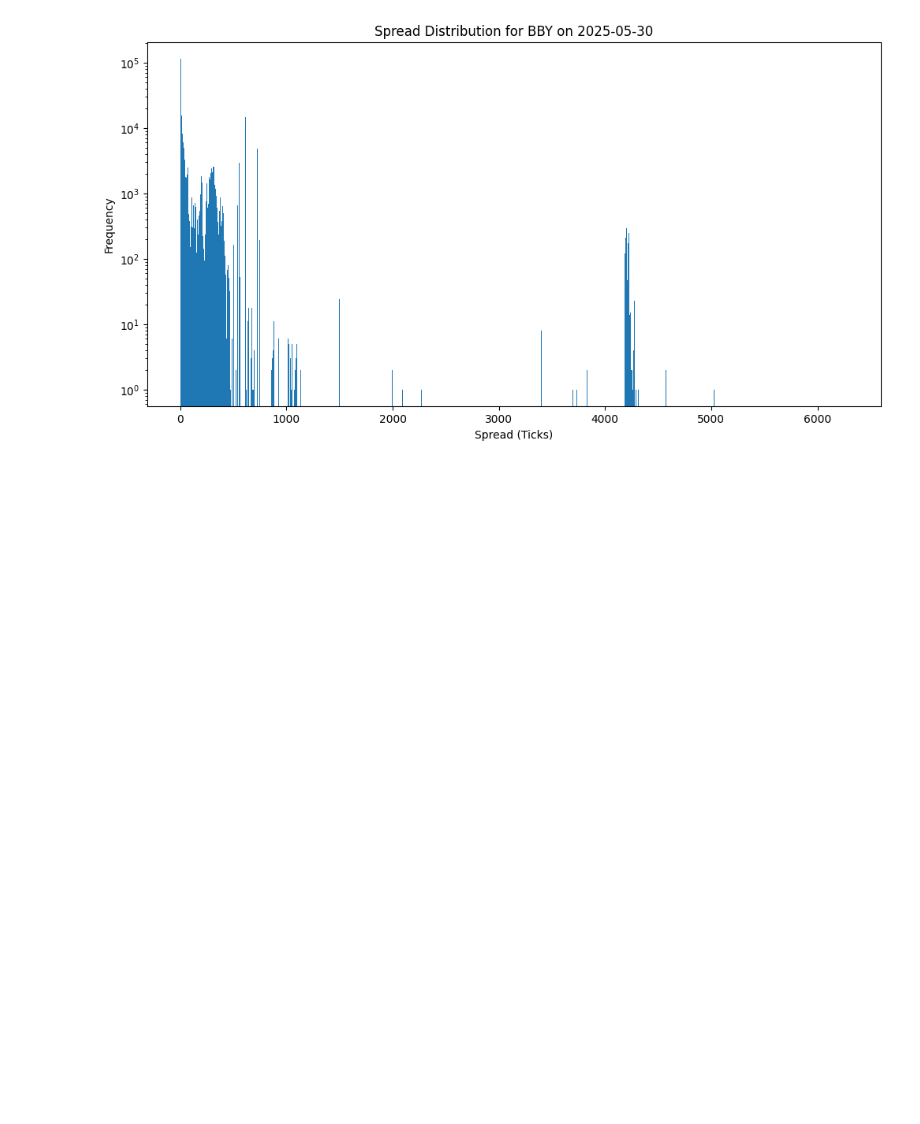
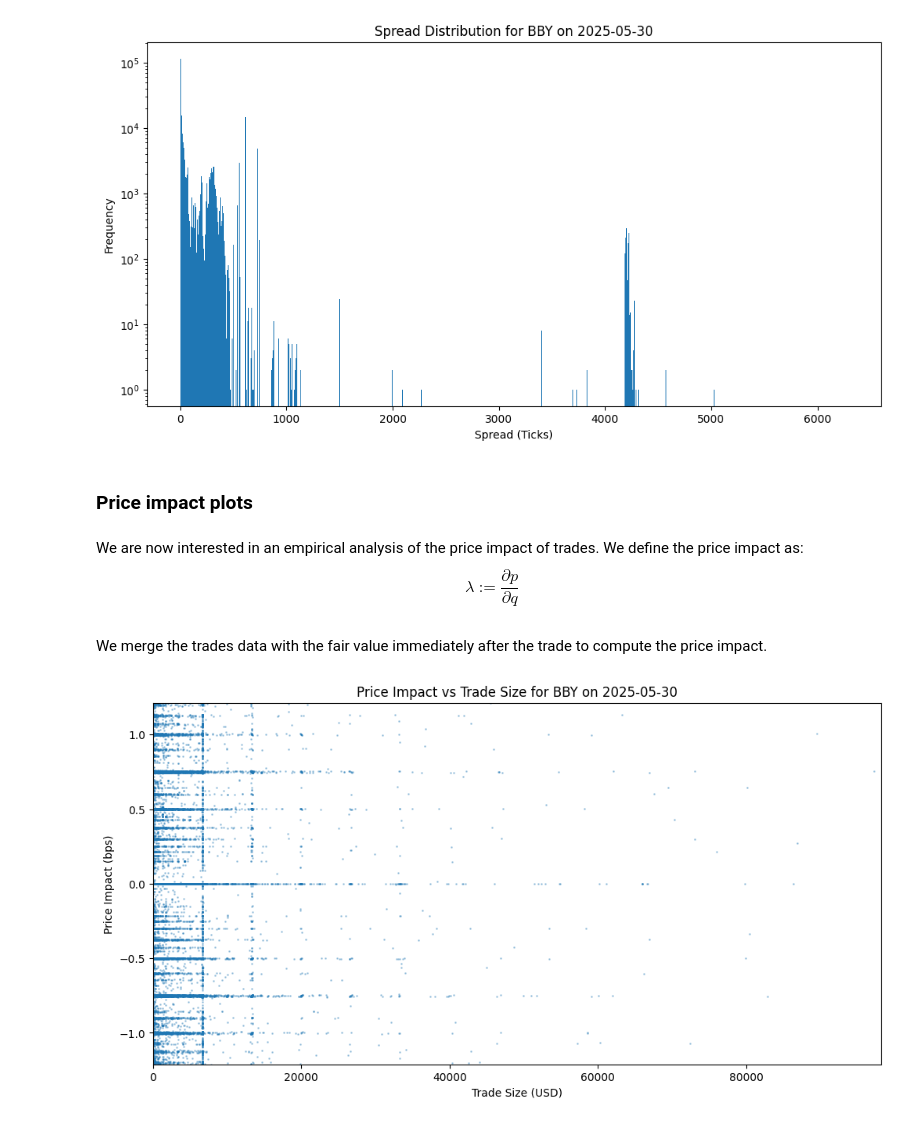
Before and after one commit to eghirardo/institutional-finance-project, a Jupyter notebook: code/plots.ipynb, the cells around one changed output. Cells and saved outputs as stored; diff of their text form; code cells hidden in the pictures; blank space fills up the shorter version.

Commit message:
start working on price impact analysis

```diff
--- a/code/plots.ipynb
+++ b/code/plots.ipynb
@@ -24,5 +24,5 @@ quotes_valid = quotes[valid_quotes_filter].copy()
 # %% [markdown]
 Compute fair value (size-weighted mid-price) and mid-price
 # %%
-quotes_valid['fair_value'] = (quotes_valid.bid * quotes_valid.asksiz + quotes_valid.ask * quotes_valid.bidsiz) / (quotes_valid.bidsiz + quotes_valid.asksiz)
-quotes_valid['mid_price'] = (quotes_valid.bid + quotes_valid.ask) / 2
+quotes_valid.loc[:, 'fair_value'] = (quotes_valid.bid * quotes_valid.asksiz + quotes_valid.ask * quotes_valid.bidsiz) / (quotes_valid.bidsiz + quotes_valid.asksiz)
+quotes_valid.loc[:, 'mid_price'] = (quotes_valid.bid + quotes_valid.ask) / 2
@@ -126,7 +96,7 @@ plt.show()
 # %% [markdown]
 We compute the spread as the difference between ask and bid prices.
 # %%
-quotes_valid['spread'] = quotes_valid.ask - quotes_valid.bid
+quotes_valid.loc[:, 'spread'] = quotes_valid.ask - quotes_valid.bid
 # calculate rolling mean of spread
 n = 15
-quotes_valid['spread_ma'] = quotes_valid['spread'].rolling(f'{n}min').mean()
+quotes_valid.loc[:, 'spread_ma'] = quotes_valid['spread'].rolling(f'{n}min').mean()
@@ -157,5 +106,5 @@ We infer the tick size by taking the minimum price difference observed in the qu
 prices = sorted(set(quotes.bid) | set(quotes.ask))
 tick_size = min(np.diff(prices)) if len(prices) > 1 else 0
 
-quotes_valid['spread_ticks'] = quotes_valid.spread / tick_size
-quotes_valid['spread_ma_ticks'] = quotes_valid.spread_ma / tick_size
+quotes_valid.loc[:, 'spread_ticks'] = quotes_valid.spread / tick_size
+quotes_valid.loc[:, 'spread_ma_ticks'] = quotes_valid.spread_ma / tick_size
@@ -209,3 +137,35 @@ plt.title(f'Spread Distribution for {ticker} on {date}')
 plt.show()
 # %% [output]
 [figure]
+# %% [markdown]
+### Price impact plots
+# %% [markdown]
+We are now interested in an empirical analysis of the price impact of trades. We define the price impact as:
+$$
+\lambda := \frac{\partial p}{\partial q}
+$$
+# %% [markdown]
+We merge the trades data with the fair value immediately after the trade to compute the price impact.
+# %%
+merged_after = pd.merge_asof(trades.sort_index(), quotes_valid[['fair_value']].sort_index(), left_index=True, right_index=True, direction='forward')
+merged_after.loc[:, 'price_impact'] = (merged_after.fair_value - merged_after.price) / merged_after.price
+merged_after.loc[:, 'trade_size'] = merged_after['size'] * merged_after['price']
+# %%
+mean_price_impact = merged_after.price_impact.mean()
+std_price_impact = merged_after.price_impact.std()
+n_std = 100
+
+std_trade_size = merged_after.trade_size.std()
+n_std_size = 5
+
+
+plt.figure(figsize=(12,6))
+plt.scatter(merged_after.trade_size, merged_after.price_impact * 10000, alpha=0.3, s=1)
+plt.xlabel('Trade Size (USD)')
+plt.ylabel('Price Impact (bps)')
+plt.xlim(0, n_std_size * std_trade_size)
+plt.ylim(mean_price_impact - n_std * std_price_impact, mean_price_impact + n_std * std_price_impact)
+plt.title(f'Price Impact vs Trade Size for {ticker} on {date}')
+plt.show()
+# %% [output]
+[figure, added]
```
Also changed, not shown: parts of 5 cells of this notebook.
